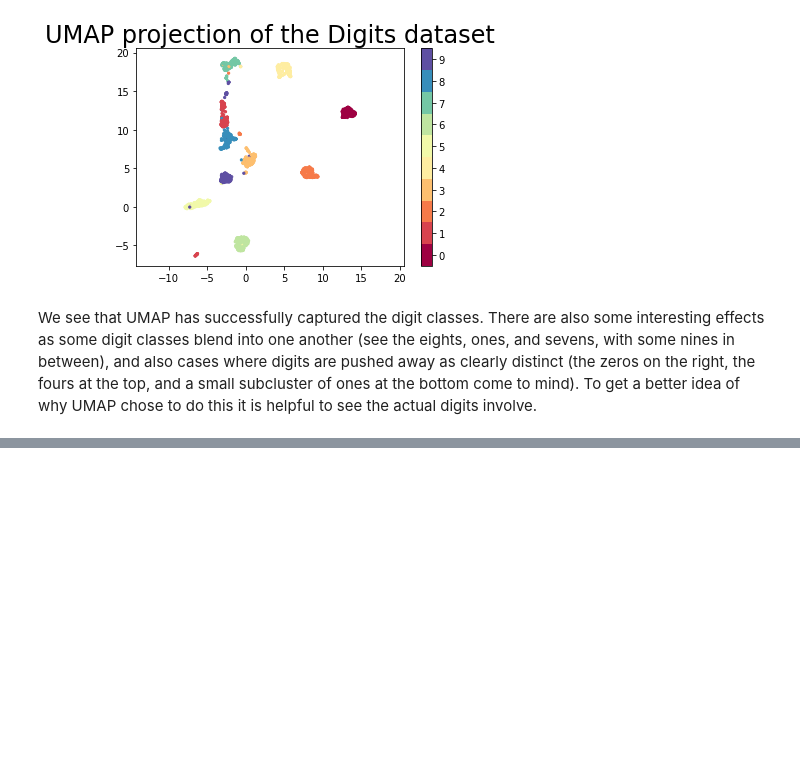
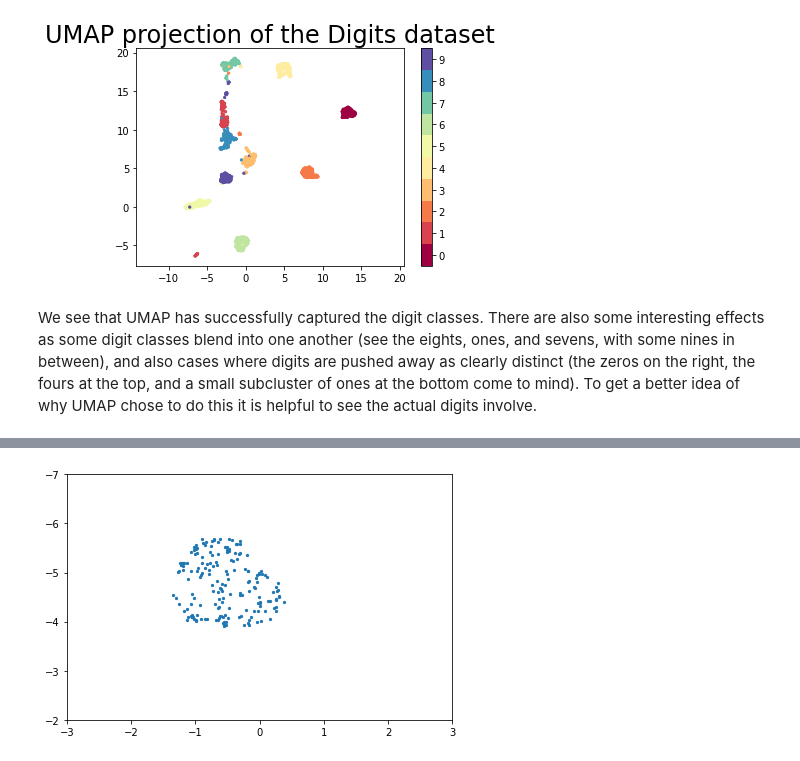
Before and after one commit to BiAPoL/Quantitative_Bio_Image_Analysis_with_Python_2022, a Jupyter notebook: day3/05_dimensionality_reduction/01_UMAP.ipynb, the cells around one changed output, grey strips where cells are left out. Drawn from its saved outputs; the diff is of its cells as text; code cells hidden in the pictures; blank space fills up the shorter version.

```diff
--- a/day3/05_dimensionality_reduction/01_UMAP.ipynb
+++ b/day3/05_dimensionality_reduction/01_UMAP.ipynb
@@ -103,0 +115,8 @@ We see that UMAP has successfully captured the digit classes. There are also som
+# %%
+plt.scatter(embedding[:, 0], embedding[:, 1], cmap='Spectral', s=5)
+plt.xlim(-3, 3)
+plt.ylim(-2, -7)
+plt.tight_layout()
+plt.savefig(r'E:\BiAPoL\Shared\Teaching\2022_DIGS-BB_Image_Analysis_course\Day3\imgs\clusters/kmeasn_cluster_of_points.png')
+# %% [output]
+[figure, added]
```
Also changed, not shown: parts of 9 cells of this notebook, 2 other files.
